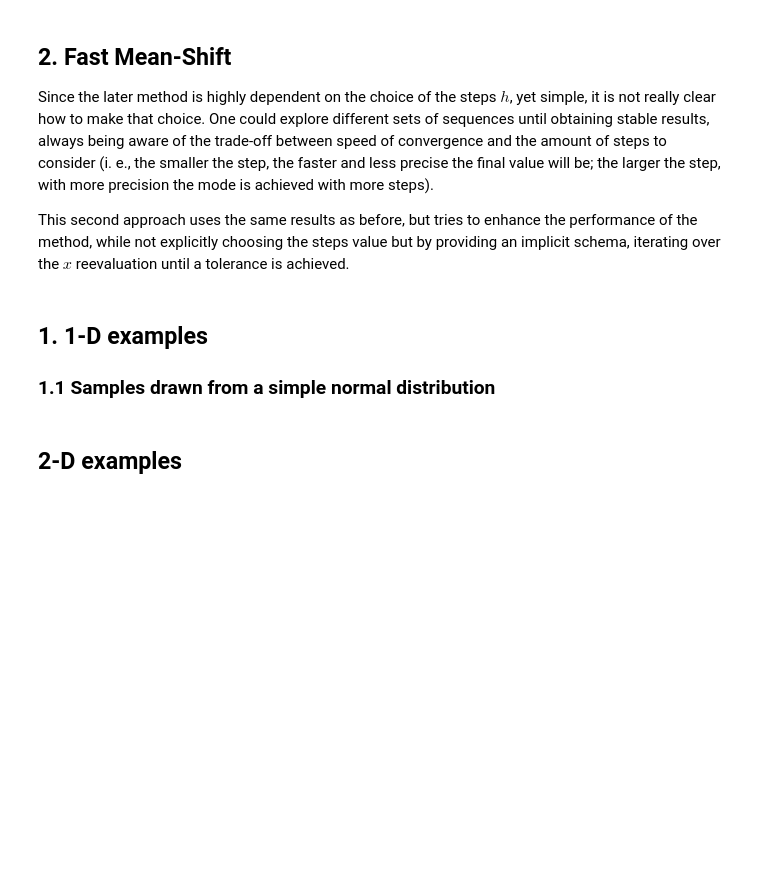
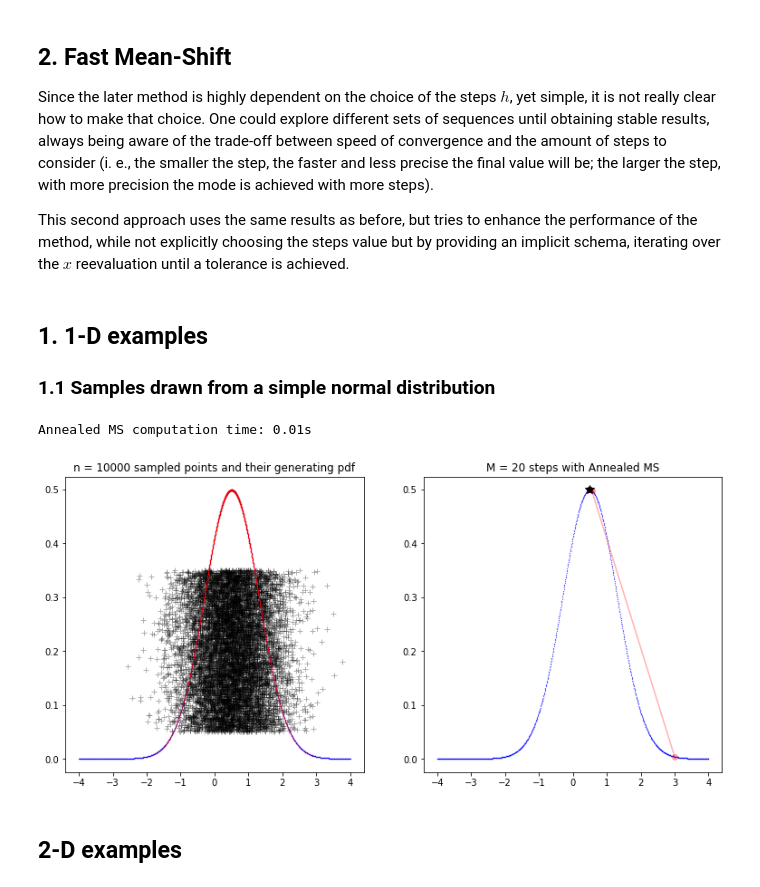
Before and after one commit to ValentinRetamal/Demos, a Jupyter notebook: Statistical Analysis/Mean-Shift algorithm for seeking mode.ipynb, the cells around one changed output. Cells and saved outputs as stored; diff of their text form; code cells hidden in the pictures; blank space fills up the shorter version.

```diff
--- a/Statistical Analysis/Mean-Shift algorithm for seeking mode.ipynb
+++ b/Statistical Analysis/Mean-Shift algorithm for seeking mode.ipynb
@@ -178,27 +186,34 @@ plt.show()
 x0 = 3
 
 ts = time.time()
-xf1, pf1, xs1 = seqmshift(x0, xsam1, hm1)
+xf1, pf1, xs1 = annealedms(x0, xsam1, hm1)
 tf = time.time()
 
 comptime = np.round(tf - ts, 3)
-print('Computation time: ' + str(comptime) + 's')
+print('Annealed MS computation time: ' + str(comptime) + 's')
+# %% [output]
+Annealed MS computation time: 0.01s
 # %%
 x = np.linspace(-4, 4, 1000)
-y1 = simpnorm(x)
-y2 = simpnorm(xs1)
+y1 = simpnorm(x, mu1, sigma1)
+y2 = simpnorm(xs1, mu1, sigma1)
 
 fig, ax = plt.subplots(1, 2, figsize=(13,6))
 
-ax[0].plot(xx, yy, 'b.', ms=0.5)
-ax[0].plot(xsam1, -0.05 - 0.1 * np.random.random(xsam1.shape[0]), '+k')
+ax[0].plot(xsam1, 0.05 + 0.3 * np.random.random(xsam1.shape[0]), '+k', alpha=0.3, zorder=1)
+ax[0].plot(x, y1, 'b.', ms=0.5, zorder=2)
+ax[0].plot(xsam1, simpnorm(xsam1, mu1, sigma1), 'r.', ms=0.1, zorder=3)
+ax[0].set_title('n = ' + str(size1) + ' sampled points and their generating pdf')
 
 ax[1].plot(x, y1, 'b.', ms=0.5)
-ax[1].plot(xs1, y2, 'r-', ms=0.5)
-ax[1].plot(xs1, y2, 'ro')
+ax[1].plot(xs1, y2, 'r-', alpha=0.3, ms=0.5)
+ax[1].plot(xs1, y2, 'ro', alpha=0.3)
 ax[1].plot(xs1[-1], y2[-1], 'k*', ms=10)
+ax[1].set_title('M = ' + str(len(hm1)) + ' steps with Annealed MS')
 
 plt.show()
+# %% [output]
+[figure, added]
 # %% [markdown]
 ## 2-D examples
 # %%
```
Also changed, not shown: parts of 6 cells of this notebook.
